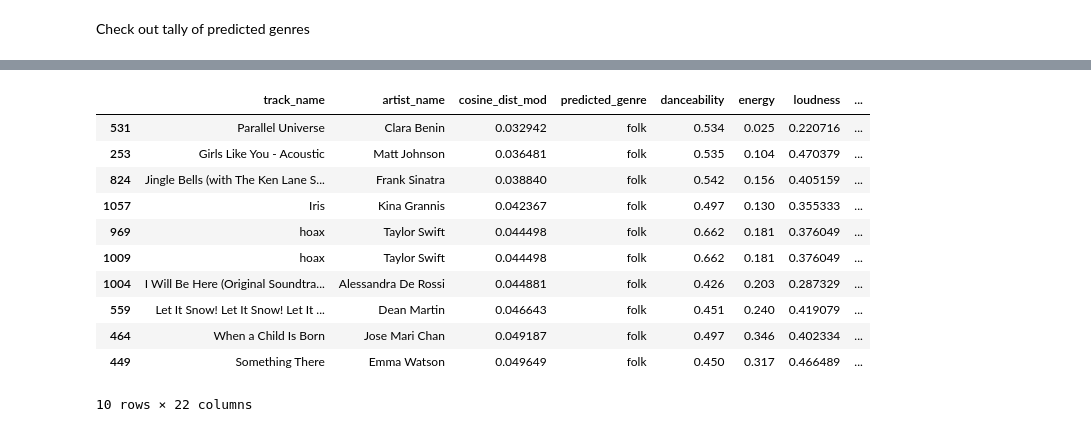
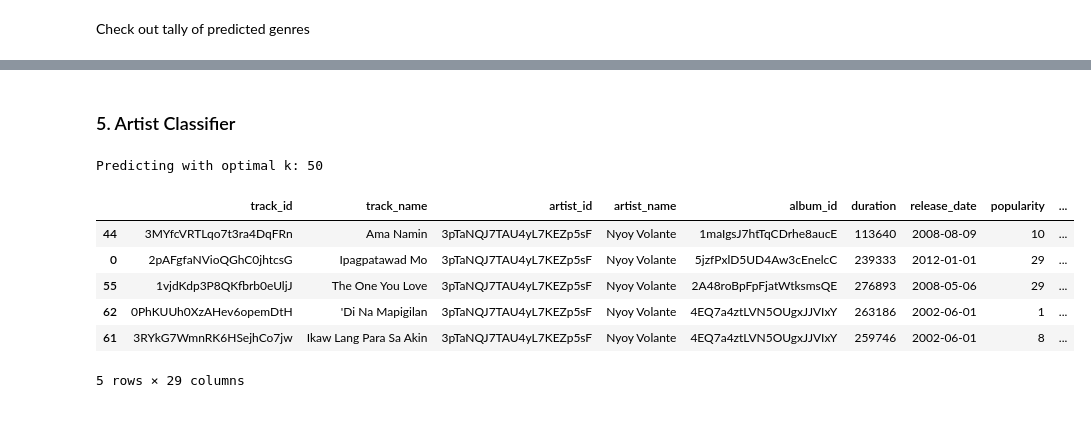
Before and after one commit to biogear13/EskwelabsCohort6Sprint2, a Jupyter notebook: Sprint2_Classifier.ipynb, the cells around one changed output, grey strips where cells are left out. Saved outputs shown, nothing was run; the diff lists cells and outputs as text; code cells hidden in the pictures.

```diff
--- a/Sprint2_Classifier.ipynb
+++ b/Sprint2_Classifier.ipynb
@@ -668,23 +515,4 @@ recommendation_df[['track_name','artist_name','cosine_dist','predicted_genre']+f
-# %%
-#Audio features + predicted genre probabilities
-genre_cols = [col for col in chart_tracks_df.columns if ('predicted_' in col)&('genre' not in col)]
-cols = feature_cols + genre_cols
-chart_tracks_df['cosine_dist_mod'] = chart_tracks_df.apply(lambda x: 1-cosine_similarity(x[cols].values.reshape(1, -1),\
-                                                                  seed_track_data[cols].values.reshape(1, -1))\
-                                                                  .flatten()[0], axis=1)
-recommendation_df = chart_tracks_df[chart_tracks_df['track_id']!=seed_track_data['track_id']]\
-                                   .sort_values('cosine_dist_mod')[:10]
-recommendation_df[['track_name','artist_name','cosine_dist_mod','predicted_genre']+cols]
-# %% [output]
-|  | track_name | artist_name | cosine_dist_mod | predicted_genre | danceability | energy | loudness | ... |
-| 531 | Parallel Universe | Clara Benin | 0.032942 | folk | 0.534 | 0.025 | 0.220716 | ... |
-| 253 | Girls Like You - Acoustic | Matt Johnson | 0.036481 | folk | 0.535 | 0.104 | 0.470379 | ... |
-| 824 | Jingle Bells (with The Ken Lane S... | Frank Sinatra | 0.038840 | folk | 0.542 | 0.156 | 0.405159 | ... |
-| 1057 | Iris | Kina Grannis | 0.042367 | folk | 0.497 | 0.130 | 0.355333 | ... |
-| 969 | hoax | Taylor Swift | 0.044498 | folk | 0.662 | 0.181 | 0.376049 | ... |
-| 1009 | hoax | Taylor Swift | 0.044498 | folk | 0.662 | 0.181 | 0.376049 | ... |
-| 1004 | I Will Be Here (Original Soundtra... | Alessandra De Rossi | 0.044881 | folk | 0.426 | 0.203 | 0.287329 | ... |
-| 559 | Let It Snow! Let It Snow! Let It ... | Dean Martin | 0.046643 | folk | 0.451 | 0.240 | 0.419079 | ... |
-| 464 | When a Child Is Born | Jose Mari Chan | 0.049187 | folk | 0.497 | 0.346 | 0.402334 | ... |
-| 449 | Something There | Emma Watson | 0.049649 | folk | 0.450 | 0.317 | 0.466489 | ... |
-10 rows × 22 columns
+# %% [markdown]
+### 5.  Artist Classifier
+# %%
+artist = 'Nyoy Volante'
@@ -690,0 +522,50 @@ recommendation_df[['track_name','artist_name','cosine_dist_mod','predicted_genre
+# %%
+#Predict genres of the spotify charts
+'''
+feature_cols = ['danceability',\
+                'energy',\
+                'loudness',\
+                'speechiness',\
+                'acousticness',\
+                'instrumentalness',\
+                #'liveness',\
+                'valence',\
+                'tempo'\
+               ]
+'''
+genres = [genre_lookup[i] for i in np.arange(len(genre_names))]
+
+n=3 #pick kfold=10
+print("Predicting with optimal k: %d" %(results_optimal_k[n]))
+
+knn_optimal = KNeighborsClassifier(n_neighbors=results_optimal_k[n])
+X = tracks_df[feature_cols]
+y = tracks_df['genre_id']
+knn_optimal.fit(X, y)
+
+artist_tracks_df['predicted_genre_id'] = artist_tracks_df.apply(lambda x:  knn_optimal.predict(x[feature_cols].values.reshape(1,-1))[0]\
+                                               , axis=1)
+artist_tracks_df['predicted_genre'] = artist_tracks_df['predicted_genre_id'].apply(lambda x: genre_lookup[x])
+artist_tracks_df['predicted_genre_prob'] = artist_tracks_df.apply(lambda x:  np.max(knn_optimal.predict_proba(x[feature_cols].values.reshape(1,-1)))\
+                                                    , axis=1)
+artist_tracks_df['all_genre_prob'] = artist_tracks_df.apply(lambda x:  knn_optimal.predict_proba(x[feature_cols].values.reshape(1,-1))[0]\
+                                                    , axis=1)
+# %% [output]
+Predicting with optimal k: 50
+# %%
+#explore genre probabilities into separate columns
+artist_predicted_genre_prob = pd.DataFrame(artist_tracks_df["all_genre_prob"].to_list(),
+                                           columns=['predicted_'+g+'_prob' for g in genres])
+artist_predicted_genre_prob['track_id'] = artist_tracks_df['track_id']
+artist_tracks_df = pd.merge(artist_tracks_df,artist_predicted_genre_prob, how='left', on='track_id')
+artist_tracks_df = artist_tracks_df.drop(columns='all_genre_prob')
+artist_tracks_df = artist_tracks_df.sort_values('predicted_genre_prob', ascending=False)
+artist_tracks_df.head()
+# %% [output]
+|  | track_id | track_name | artist_id | artist_name | album_id | duration | release_date | popularity | ... |
+| 44 | 3MYfcVRTLqo7t3ra4DqFRn | Ama Namin | 3pTaNQJ7TAU4yL7KEZp5sF | Nyoy Volante | 1maIgsJ7htTqCDrhe8aucE | 113640 | 2008-08-09 | 10 | ... |
+| 0 | 2pAFgfaNVioQGhC0jhtcsG | Ipagpatawad Mo | 3pTaNQJ7TAU4yL7KEZp5sF | Nyoy Volante | 5jzfPxlD5UD4Aw3cEnelcC | 239333 | 2012-01-01 | 29 | ... |
+| 55 | 1vjdKdp3P8QKfbrb0eUljJ | The One You Love | 3pTaNQJ7TAU4yL7KEZp5sF | Nyoy Volante | 2A48roBpFpFjatWtksmsQE | 276893 | 2008-05-06 | 29 | ... |
+| 62 | 0PhKUUh0XzAHev6opemDtH | 'Di Na Mapigilan | 3pTaNQJ7TAU4yL7KEZp5sF | Nyoy Volante | 4EQ7a4ztLVN5OUgxJJVIxY | 263186 | 2002-06-01 | 1 | ... |
+| 61 | 3RYkG7WmnRK6HSejhCo7jw | Ikaw Lang Para Sa Akin | 3pTaNQJ7TAU4yL7KEZp5sF | Nyoy Volante | 4EQ7a4ztLVN5OUgxJJVIxY | 259746 | 2002-06-01 | 8 | ... |
+5 rows × 29 columns
```
Also changed, not shown: parts of 29 cells of this notebook.
